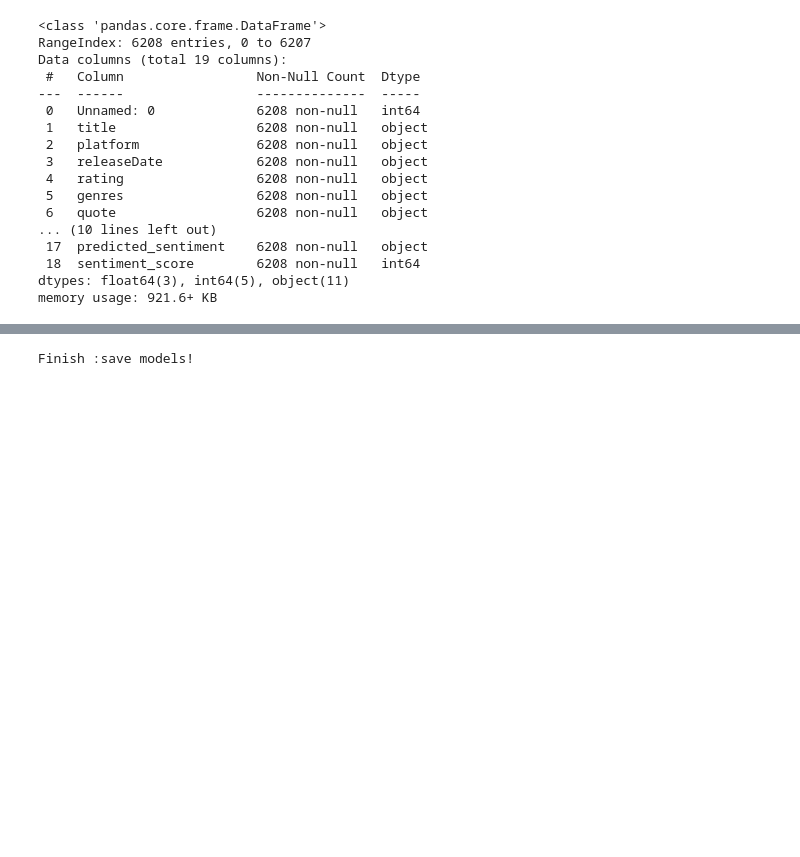
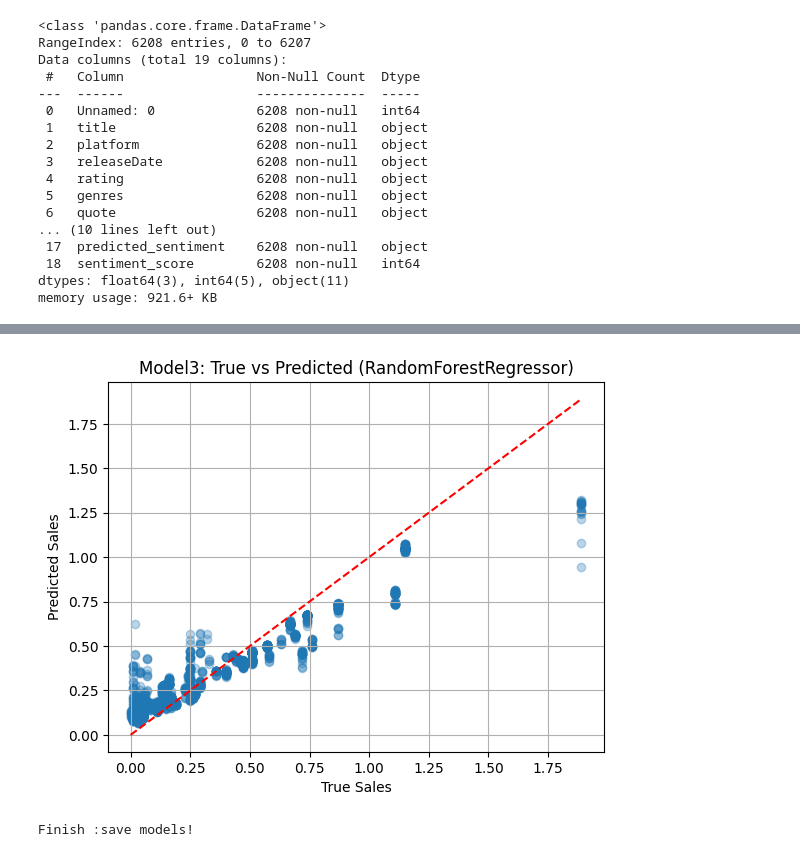
Before and after one commit to wenshanliu653/Capstone_Games_Analysis, a Jupyter notebook: 03-Modeing/ML.ipynb, the cells around one changed output, grey strips where cells are left out. Drawn from its saved outputs; the diff is of its cells as text; code cells hidden in the pictures; blank space fills up the shorter version.

```diff
--- a/03-Modeing/ML.ipynb
+++ b/03-Modeing/ML.ipynb
@@ -79,3 +358,15 @@ R² score: 0.9999944051641748
+# %%
+import matplotlib.pyplot as plt
+
+plt.scatter(y_test, y_pred, alpha=0.3)
+plt.xlabel('True Sales')
+plt.ylabel('Predicted Sales')
+plt.title('Model3: True vs Predicted (RandomForestRegressor)')
+plt.plot([0, max(y_test)], [0, max(y_test)], color='red', linestyle='--')
+plt.grid(True)
+plt.show()
+# %% [output]
+[figure, added]
 # %%
 # Test: Save the model
 
```
Also changed, not shown: parts of 9 cells of this notebook.
